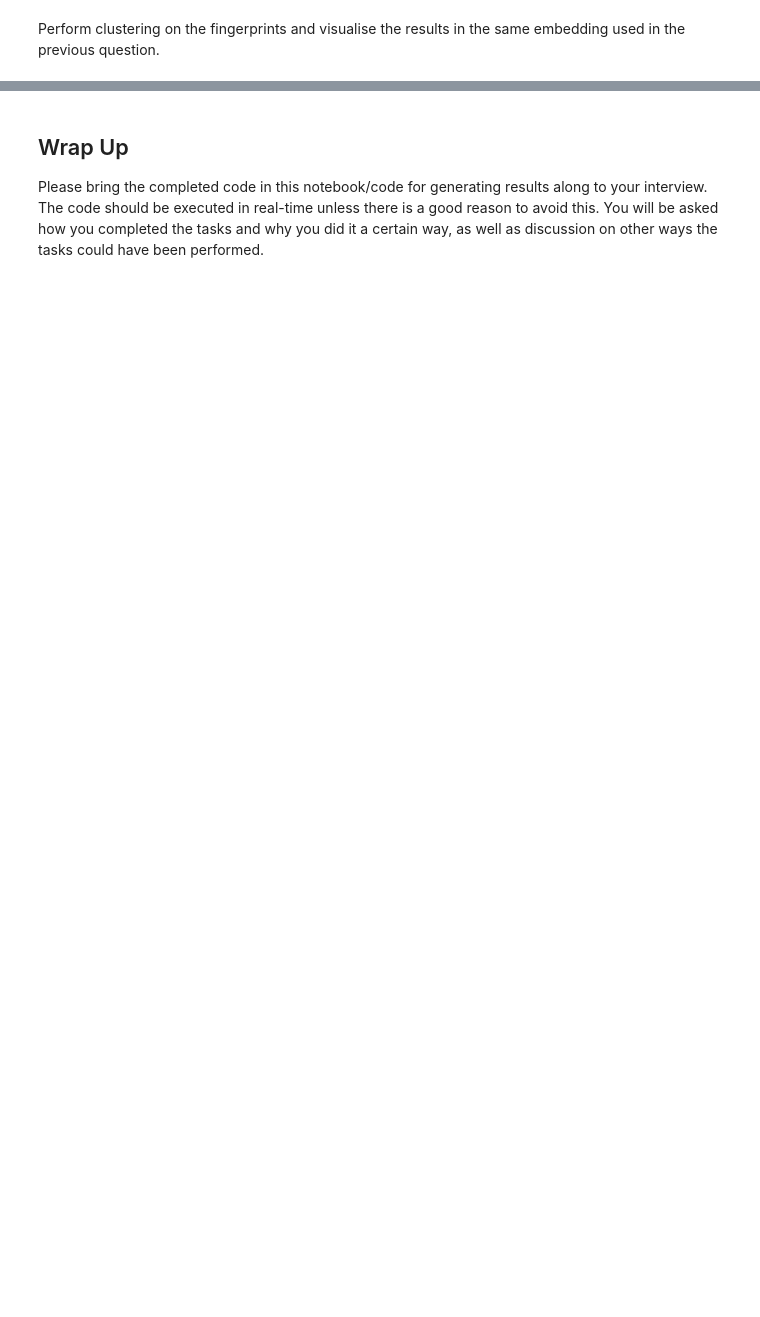
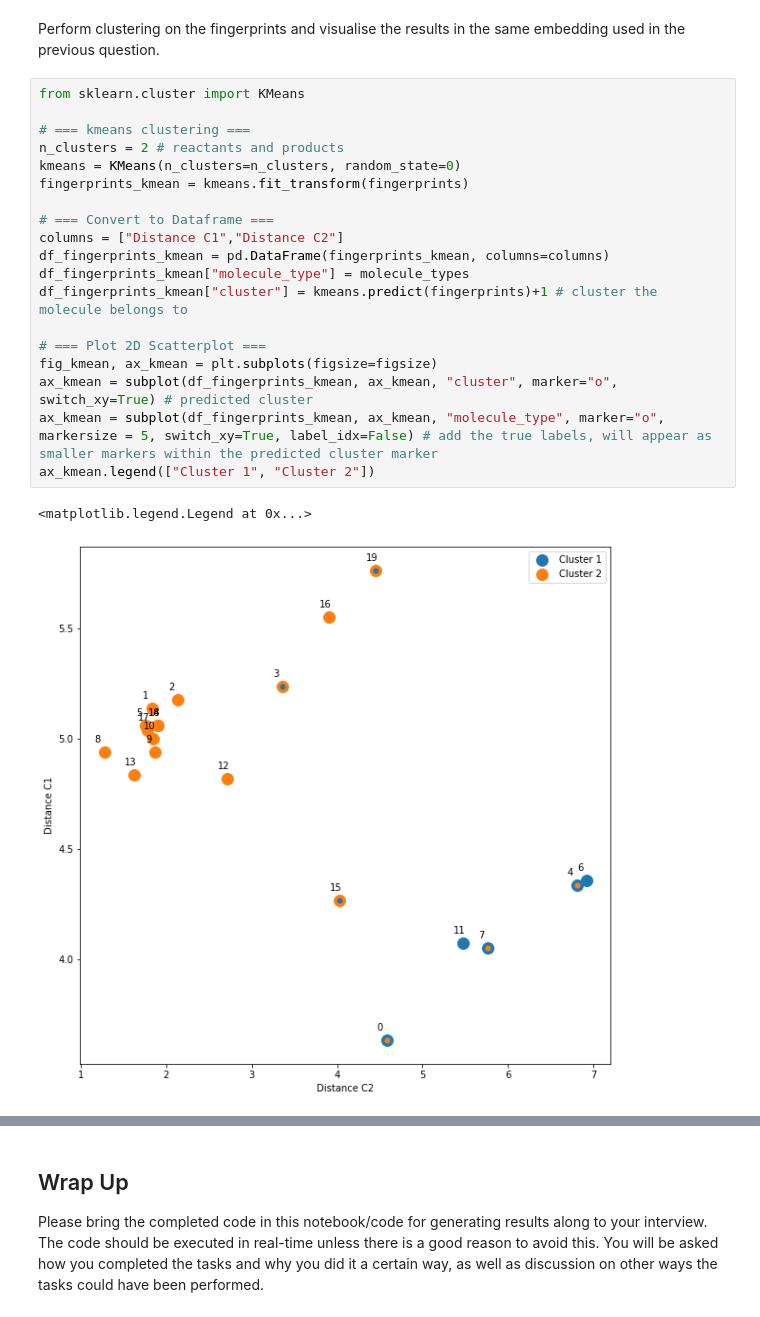
Before and after one commit to adhardy/Deepmatter-Interview, a Jupyter notebook: notebook/ds_nb_1.ipynb, the cells around one changed output, grey strips where cells are left out. Drawn from its saved outputs; the diff is of its cells as text; blank space fills up the shorter version.

```diff
--- a/notebook/ds_nb_1.ipynb
+++ b/notebook/ds_nb_1.ipynb
@@ -482,3 +425,25 @@ fig_scree
 # %% [markdown]
 Perform clustering on the fingerprints and visualise the results in the same embedding used
 in the previous question.
+# %%
+from sklearn.cluster import KMeans
+
+# === kmeans clustering ===
+n_clusters = 2 # reactants and products
+kmeans = KMeans(n_clusters=n_clusters, random_state=0)
+fingerprints_kmean = kmeans.fit_transform(fingerprints)
+
+# === Convert to Dataframe ===
+columns = ["Distance C1","Distance C2"]
+df_fingerprints_kmean = pd.DataFrame(fingerprints_kmean, columns=columns)
+df_fingerprints_kmean["molecule_type"] = molecule_types
+df_fingerprints_kmean["cluster"] = kmeans.predict(fingerprints)+1 # cluster the molecule belongs to
+
+# === Plot 2D Scatterplot ===
+fig_kmean, ax_kmean = plt.subplots(figsize=figsize)
+ax_kmean = subplot(df_fingerprints_kmean, ax_kmean, "cluster", marker="o", switch_xy=True) # predicted cluster
+ax_kmean = subplot(df_fingerprints_kmean, ax_kmean, "molecule_type", marker="o", markersize = 5, switch_xy=True, label_idx=False) # add the true labels, will appear as smaller markers within the predicted cluster marker
+ax_kmean.legend(["Cluster 1", "Cluster 2"])
+# %% [output]
+<matplotlib.legend.Legend at 0x...>
+[figure, added]
```
Also changed, not shown: parts of 13 cells of this notebook, 1 other file.
